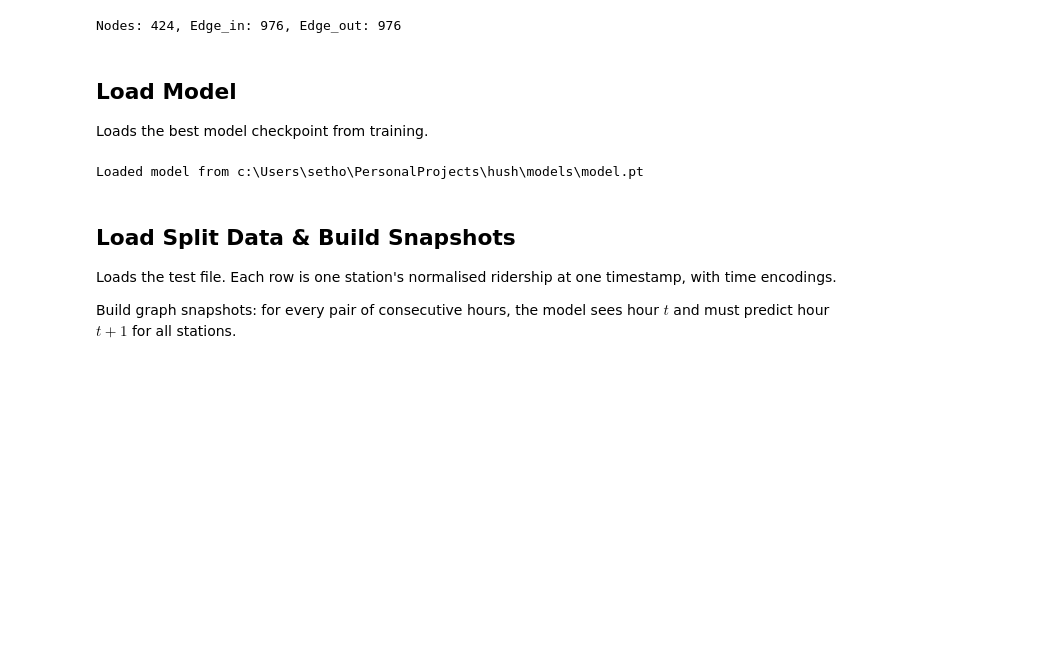
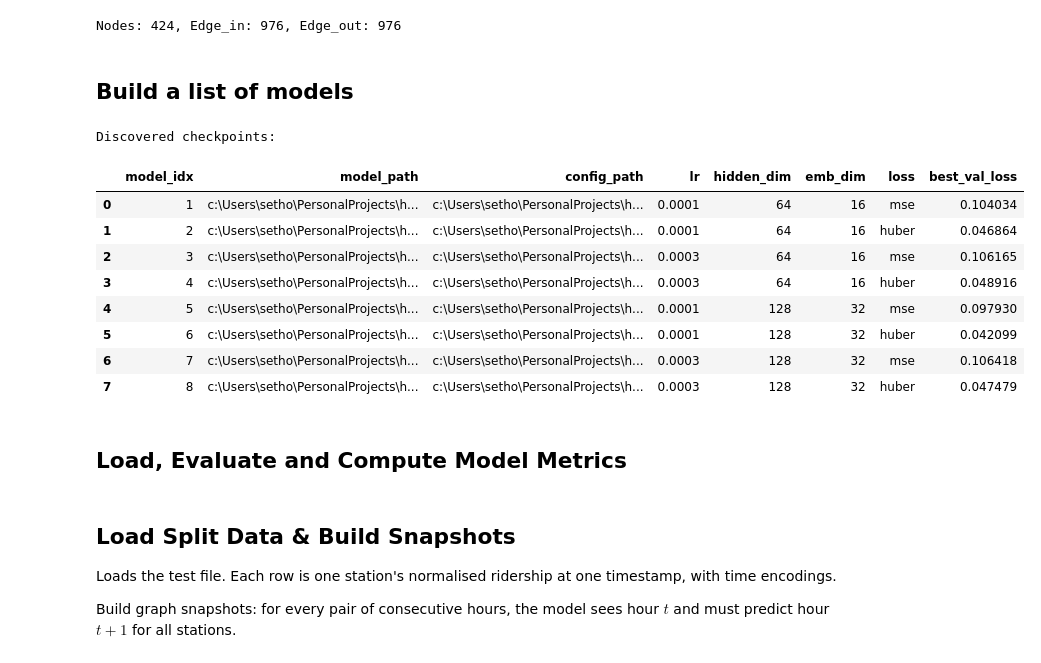
Before and after one commit to zeeeeth/hush, a Jupyter notebook: training/evaluate.ipynb, the cells around one changed output. Cells and saved outputs as stored; diff of their text form; code cells hidden in the pictures; blank space fills up the shorter version.

```diff
--- a/training/evaluate.ipynb
+++ b/training/evaluate.ipynb
@@ -19,12 +22,13 @@ from tqdm import tqdm
 ## Config
 # %%
 SPLIT = "test"
-HIDDEN_DIM = 64
 
 # Paths
 ROOT = os.path.dirname(os.path.abspath(""))
 PROC_DIR = os.path.join(ROOT, "data", "processed")
-MODEL_PATH = os.path.join(ROOT, "models", "model.pt")
+MODEL_DIR = os.path.join(ROOT, "models")
 STATS_PATH = os.path.join(PROC_DIR, "stats.csv")
 CMPLX_PATH = os.path.join(PROC_DIR, "ComplexNodes.csv")
 EDGES_PATH = os.path.join(PROC_DIR, "ComplexEdges.csv")
+
+print(f"Evaluating models from: {MODEL_DIR}...")
@@ -105,13 +111,61 @@ print(f"Nodes: {num_nodes}, Edge_in: {edge_in.shape[1]}, Edge_out: {edge_out.sha
 # %% [output]
 Nodes: 424, Edge_in: 976, Edge_out: 976
 # %% [markdown]
-## Load Model
-
-Loads the best model checkpoint from training.
+## Build a list of models
 # %%
-model = DirSAGEEmbRes(num_nodes=num_nodes, in_dim=5, hidden_dim=HIDDEN_DIM, emb_dim=16)
-model.load_state_dict(torch.load(MODEL_PATH, map_location="cpu"))
-model.eval()
-print(f"Loaded model from {MODEL_PATH}")
+def discover_models(model_dir: str):
+    # Match model_x.pt
+    pattern = re.compile(r"^model_(\d+)\.pt$")
+    rows = []
+
+    for fname in os.listdir(model_dir):
+        # For each matching file
+        m = pattern.match(fname)
+        if not m:
+            continue
+        # Extract model index from the filename
+        idx = int(m.group(1))
+        model_path = os.path.join(model_dir, fname)
+        config_path = os.path.join(model_dir, f"model_{idx}_config.json")
+        # Load the corresponding config
+        cfg = {}
+        if os.path.exists(config_path):
+            with open(config_path, "r") as f:
+                cfg = json.load(f)
+        # Build a row dict per model
+        rows.append({
+            "model_idx": idx,
+            "model_path": model_path,
+            "config_path": config_path if os.path.exists(config_path) else None,
+            "lr": cfg.get("lr"),
+            "hidden_dim": cfg.get("hidden_dim"),
+            "emb_dim": cfg.get("emb_dim"),
+            "loss": cfg.get("loss"),
+            "best_val_loss": cfg.get("best_val_loss"),
+        })
+
+    rows = sorted(rows, key=lambda x: x["model_idx"])
+    if not rows:
+        raise FileNotFoundError(f"No model_N.pt files found in {model_dir}")
+
+    return rows
+
+
+model_registry = discover_models(MODEL_DIR)
+registry_df = pd.DataFrame(model_registry)
+
+print("Discovered checkpoints:")
+display(registry_df)
 # %% [output]
-Loaded model from c:\Users\setho\PersonalProjects\hush\models\model.pt
+Discovered checkpoints:
+|  | model_idx | model_path | config_path | lr | hidden_dim | emb_dim | loss | best_val_loss |
+| 0 | 1 | c:\Users\setho\PersonalProjects\h... | c:\Users\setho\PersonalProjects\h... | 0.0001 | 64 | 16 | mse | 0.104034 |
+| 1 | 2 | c:\Users\setho\PersonalProjects\h... | c:\Users\setho\PersonalProjects\h... | 0.0001 | 64 | 16 | huber | 0.046864 |
+| 2 | 3 | c:\Users\setho\PersonalProjects\h... | c:\Users\setho\PersonalProjects\h... | 0.0003 | 64 | 16 | mse | 0.106165 |
+| 3 | 4 | c:\Users\setho\PersonalProjects\h... | c:\Users\setho\PersonalProjects\h... | 0.0003 | 64 | 16 | huber | 0.048916 |
+| 4 | 5 | c:\Users\setho\PersonalProjects\h... | c:\Users\setho\PersonalProjects\h... | 0.0001 | 128 | 32 | mse | 0.097930 |
+| 5 | 6 | c:\Users\setho\PersonalProjects\h... | c:\Users\setho\PersonalProjects\h... | 0.0001 | 128 | 32 | huber | 0.042099 |
+| 6 | 7 | c:\Users\setho\PersonalProjects\h... | c:\Users\setho\PersonalProjects\h... | 0.0003 | 128 | 32 | mse | 0.106418 |
+| 7 | 8 | c:\Users\setho\PersonalProjects\h... | c:\Users\setho\PersonalProjects\h... | 0.0003 | 128 | 32 | huber | 0.047479 |
+# %% [markdown]
+## Load, Evaluate and Compute Model Metrics
```
Also changed, not shown: parts of 18 cells of this notebook, 33 other files.
